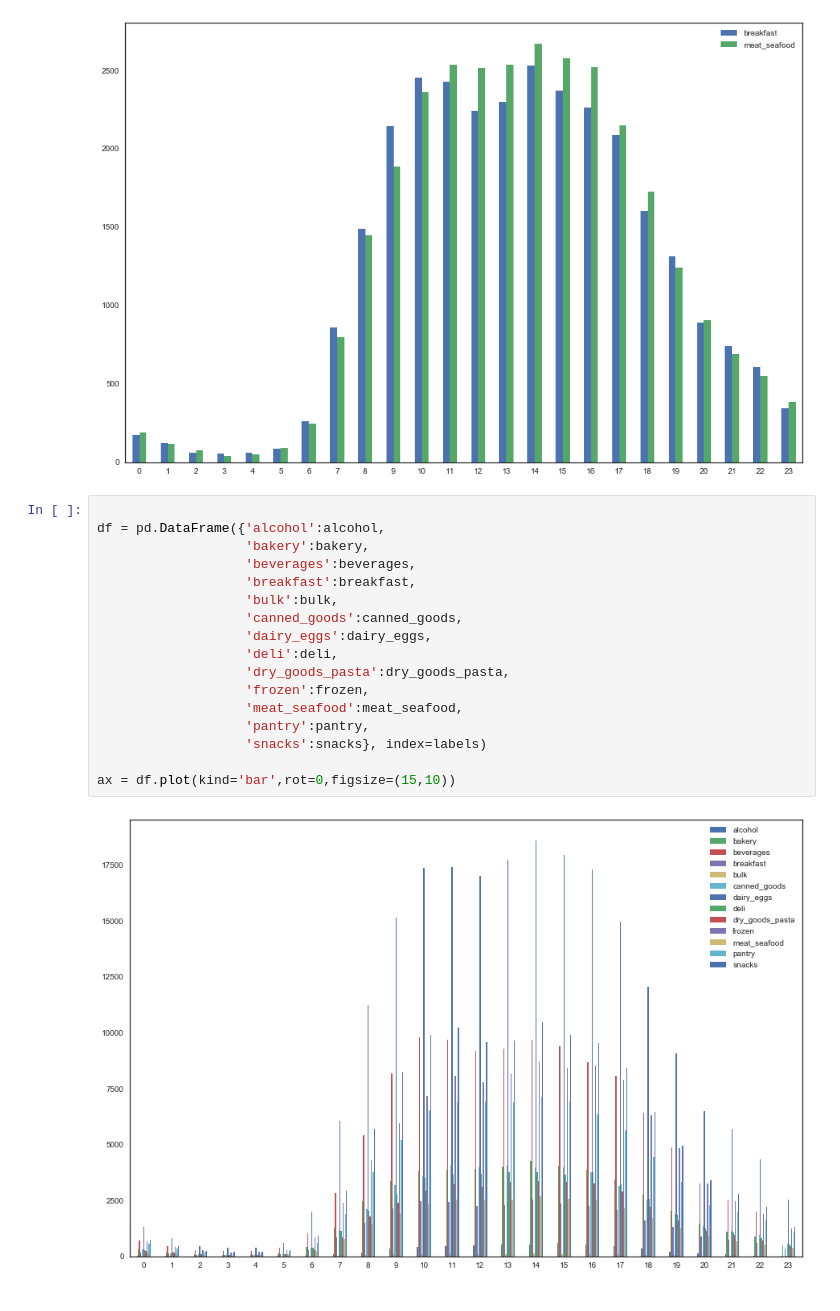
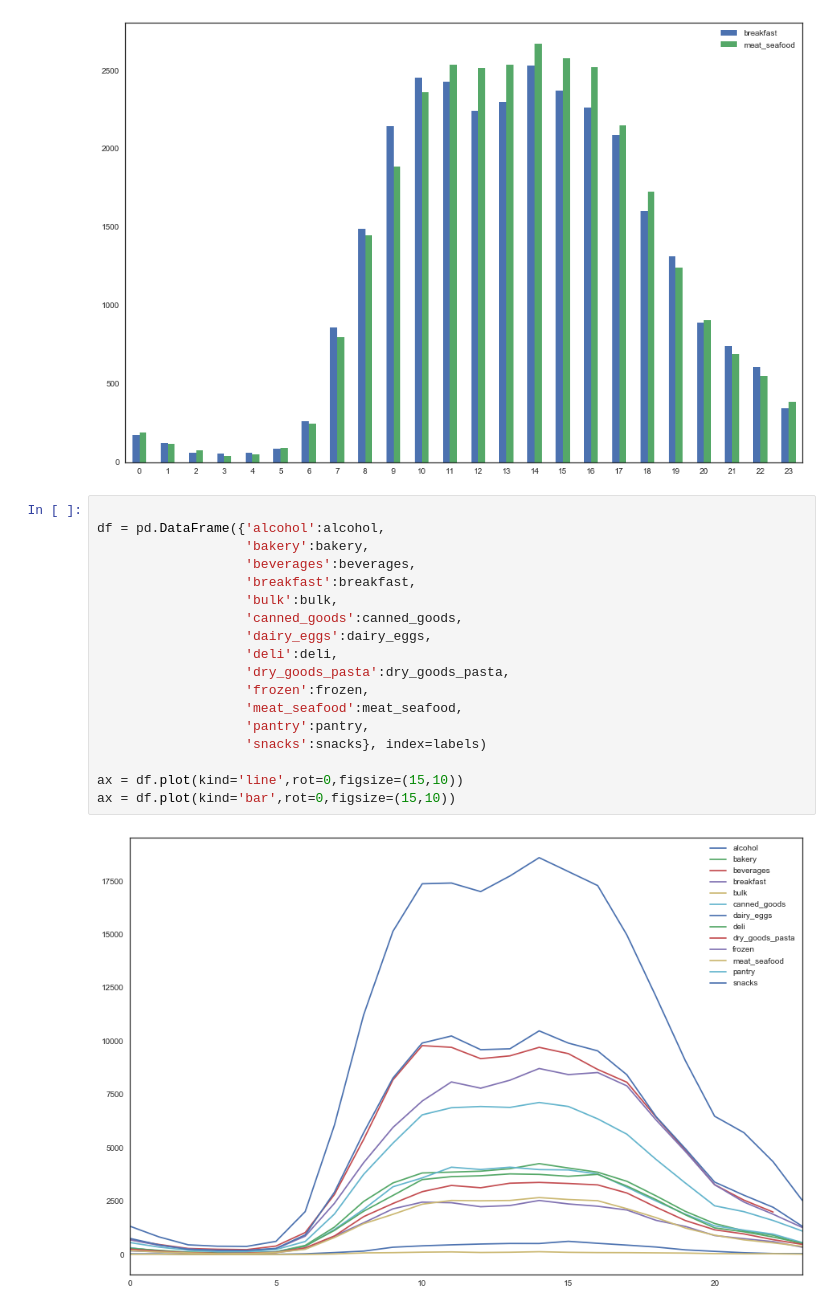
Before and after one commit to naimul011/grocery_shopping_order_analysis, a Jupyter notebook: notebook.ipynb, the cells around one changed output. Saved outputs shown, nothing was run; the diff lists cells and outputs as text.

```diff
--- a/notebook.ipynb
+++ b/notebook.ipynb
@@ -273,19 +273,20 @@ ax = df.plot(kind='bar',rot=0,figsize=(15,10))
 # %%
 
 df = pd.DataFrame({'alcohol':alcohol,
                    'bakery':bakery,
                    'beverages':beverages,
                    'breakfast':breakfast,
                    'bulk':bulk,
                    'canned_goods':canned_goods,
                    'dairy_eggs':dairy_eggs,
                    'deli':deli,
                    'dry_goods_pasta':dry_goods_pasta,
                    'frozen':frozen,
                    'meat_seafood':meat_seafood,
                    'pantry':pantry,
                    'snacks':snacks}, index=labels)
 
+ax = df.plot(kind='line',rot=0,figsize=(15,10))
 ax = df.plot(kind='bar',rot=0,figsize=(15,10))
 # %% [output]
-[figure, old version]
+[figure, new version]
```
Also changed, not shown: parts of 1 cell of this notebook.
